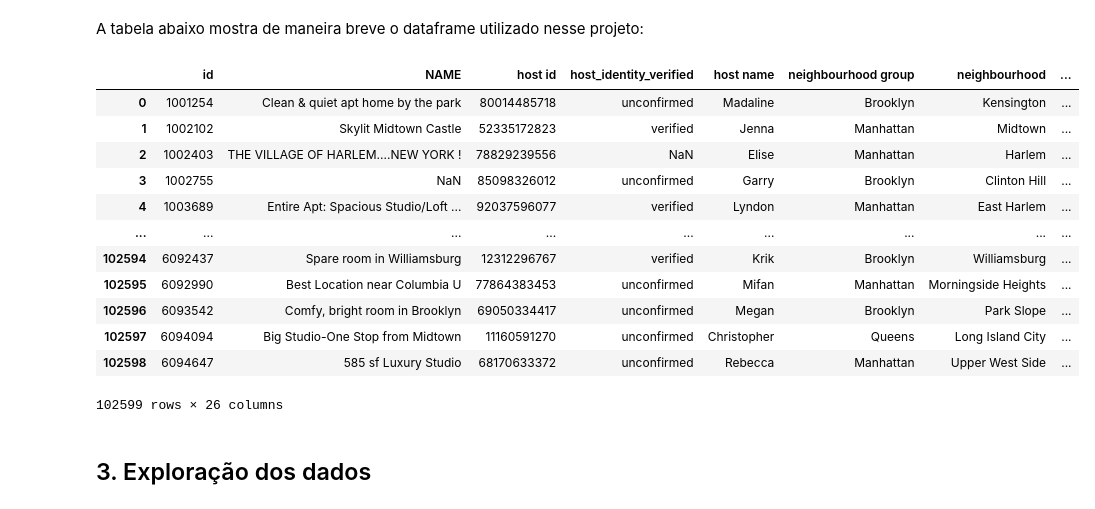
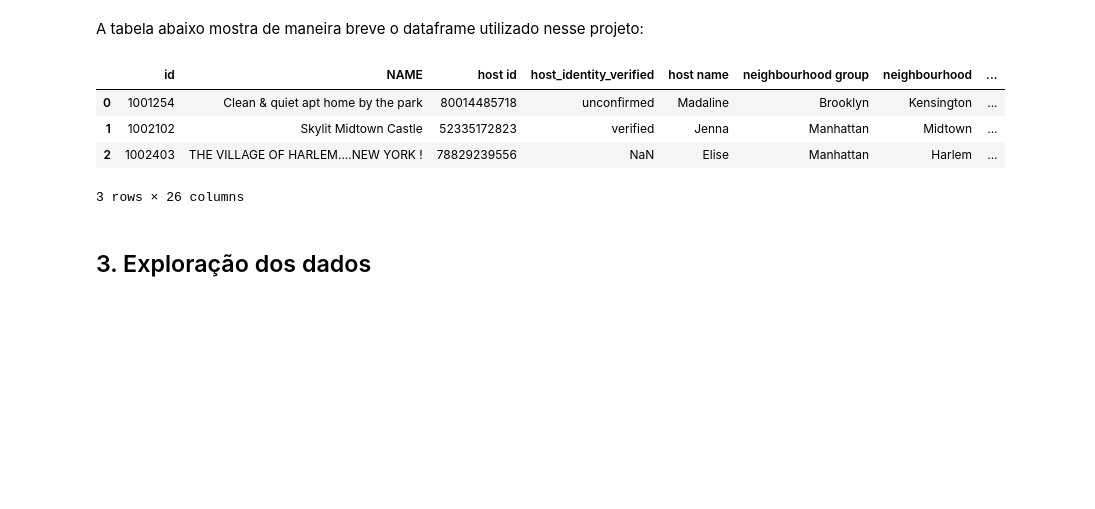
Before and after one commit to lucasqueiroz23/airbnb-data-analysis, a Jupyter notebook: data_layer/raw/analytics.ipynb, the cells around one changed output. Drawn from its saved outputs; the diff is of its cells as text; code cells hidden in the pictures; blank space fills up the shorter version.

```diff
--- a/data_layer/raw/analytics.ipynb
+++ b/data_layer/raw/analytics.ipynb
@@ -52,21 +54,13 @@ df = pd.read_csv("./airbnb-dataset.csv", sep=",", encoding='utf8', low_memory=Fa
 # %% [markdown]
 A tabela abaixo mostra de maneira breve o dataframe utilizado nesse projeto:
 # %%
-df
+df.head(3)
 # %% [output]
 |  | id | NAME | host id | host_identity_verified | host name | neighbourhood group | neighbourhood | ... |
 | 0 | 1001254 | Clean & quiet apt home by the park | 80014485718 | unconfirmed | Madaline | Brooklyn | Kensington | ... |
 | 1 | 1002102 | Skylit Midtown Castle | 52335172823 | verified | Jenna | Manhattan | Midtown | ... |
 | 2 | 1002403 | THE VILLAGE OF HARLEM....NEW YORK ! | 78829239556 | NaN | Elise | Manhattan | Harlem | ... |
-| 3 | 1002755 | NaN | 85098326012 | unconfirmed | Garry | Brooklyn | Clinton Hill | ... |
-| 4 | 1003689 | Entire Apt: Spacious Studio/Loft ... | 92037596077 | verified | Lyndon | Manhattan | East Harlem | ... |
-| ... | ... | ... | ... | ... | ... | ... | ... | ... |
-| 102594 | 6092437 | Spare room in Williamsburg | 12312296767 | verified | Krik | Brooklyn | Williamsburg | ... |
-| 102595 | 6092990 | Best Location near Columbia U | 77864383453 | unconfirmed | Mifan | Manhattan | Morningside Heights | ... |
-| 102596 | 6093542 | Comfy, bright room in Brooklyn | 69050334417 | unconfirmed | Megan | Brooklyn | Park Slope | ... |
-| 102597 | 6094094 | Big Studio-One Stop from Midtown | 11160591270 | unconfirmed | Christopher | Queens | Long Island City | ... |
-| 102598 | 6094647 | 585 sf Luxury Studio | 68170633372 | unconfirmed | Rebecca | Manhattan | Upper West Side | ... |
-102599 rows × 26 columns
+3 rows × 26 columns
 # %% [markdown]
 ## 3. Exploração dos dados
 # %% [markdown]
```
Also changed, not shown: parts of 39 cells of this notebook.
